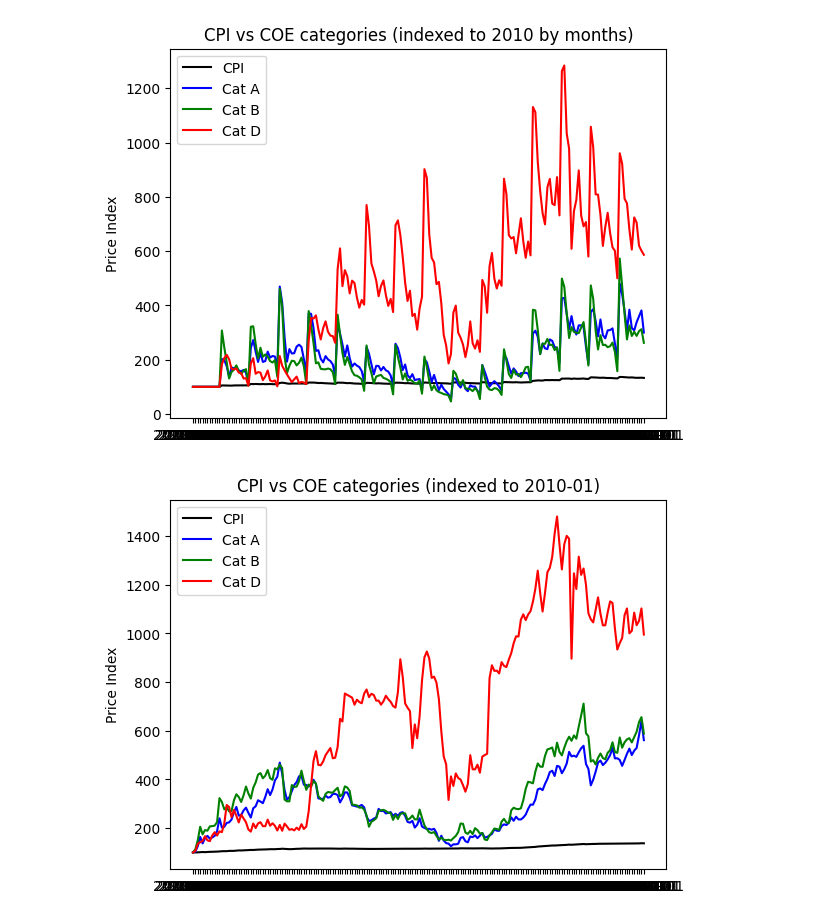
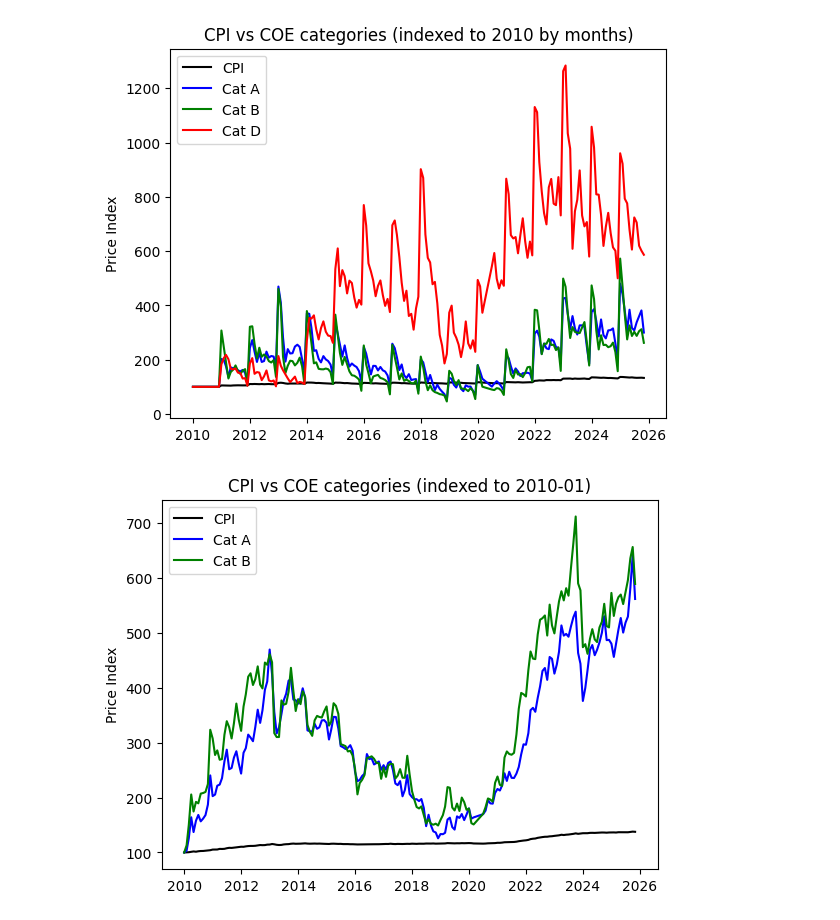
Before and after one commit to RaphaelTeo/coe-stat-analysis, a Jupyter notebook: main.ipynb, the cells around one changed output. Drawn from its saved outputs; the diff is of its cells as text; code cells hidden in the pictures.

```diff
--- a/main.ipynb
+++ b/main.ipynb
@@ -24,4 +14,10 @@ ValueError: unconverted data remains when parsing with format "%Y-%m": "-01", at
 # %%
+# For doing analysis against CPI
+cpi = pd.read_csv('data_processed/processed_cpi.csv')
+cpi['month'] = pd.to_datetime(cpi['month'], format='%Y-%m-%d', yearfirst=True) #convert to datetime
+coe = pd.read_csv('data_processed/processed_coe.csv')
+coe['month'] = pd.to_datetime(coe['month'], format='%Y-%m-%d', yearfirst=True) #convert to datetime
+
 # COE data subsets
 coe_a = coe.loc[coe['vehicle_class'] == 'Category A']
 coe_b = coe.loc[coe['vehicle_class'] == 'Category B']
@@ -35,6 +31,7 @@ coe_a_trim = coe_a[coe_a['month'].isin(common_dates)]
 coe_b_trim = coe_b[coe_b['month'].isin(common_dates)]
 coe_d_trim = coe_d[coe_d['month'].isin(common_dates)]
 # %%
+# CPI vs COE, indexed to matching month in 2010
 x = cpi_trim['month']
 plt.plot(x, cpi_trim['cpi_reindexed_monthly'], label='CPI', color='black')
 plt.plot(x, coe_a['coe_indexed_monthly'], label='Cat A', color='blue')
@@ -48,23 +45,26 @@ plt.ylabel('Price Index')
 plt.legend()
 plt.tick_params(axis='x', labelrotation=0)
 
+plt.savefig('Chart_CPI_vs_COE_indexed_months.png')
 plt.show()
 # %% [output]
-[figure, old version]
+[figure, new version]
 # %%
+# CPI vs COE, indexed to Jan 2010
 x = cpi_trim['month']
 plt.plot(x, cpi_trim['cpi_reindexed_2010-01'], label='CPI', color='black')
 plt.plot(x, coe_a_trim['coe_indexed_2010-01'], label='Cat A', color='blue')
 plt.plot(x, coe_b_trim['coe_indexed_2010-01'], label='Cat B', color='green')
-plt.plot(x, coe_d_trim['coe_indexed_2010-01'], label='Cat D', color='red')
+#plt.plot(x, coe_d_trim['coe_indexed_2010-01'], label='Cat D', color='red')
 
 plt.title('CPI vs COE categories (indexed to 2010-01)')
 #plt.xlabel('Months')
 plt.ylabel('Price Index')
 #plt.yscale('log') # Set the y-axis to a logarithmic scale
 plt.legend()
 plt.tick_params(axis='x', labelrotation=0)
 
+plt.savefig('Chart_CPI_vs_COE_indexed_2010-01.png')
 plt.show()
 # %% [output]
-[figure, old version]
+[figure, new version]
```
Also changed, not shown: parts of 10 cells of this notebook, 16 other files.
